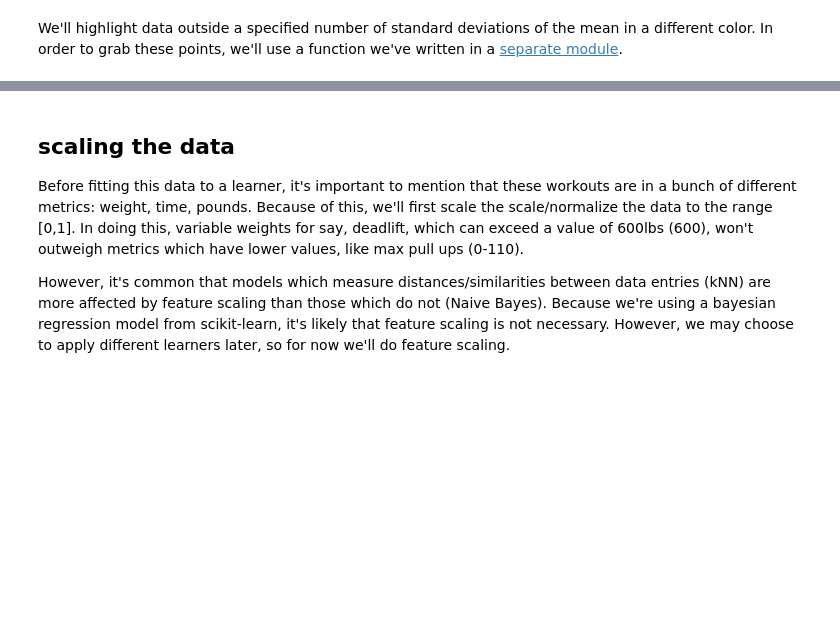
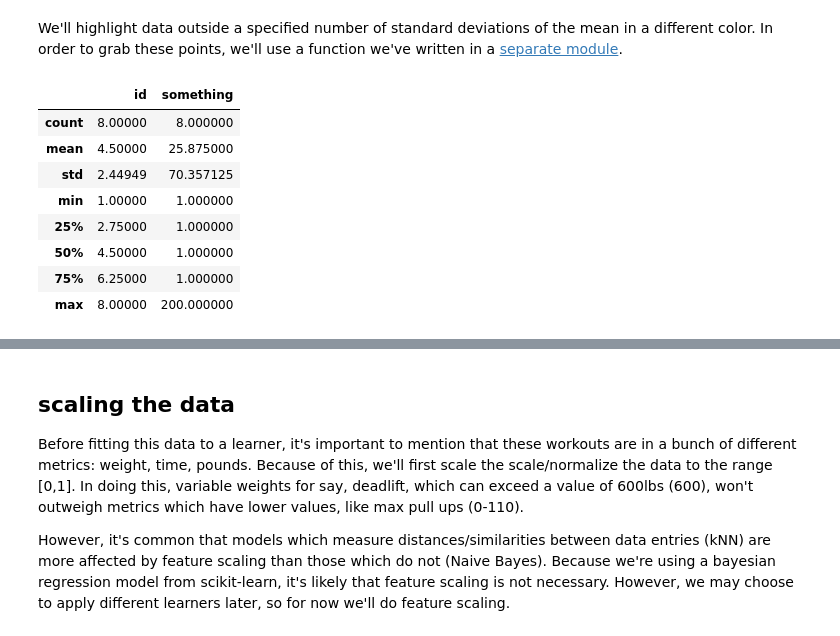
Before and after one commit to zfreedman/crossfit_open_2018, a Jupyter notebook: learning/open_bayesian_regression.ipynb, the cells around one changed output, grey strips where cells are left out. Saved outputs shown, nothing was run; the diff lists cells and outputs as text; code cells hidden in the pictures; blank space fills up the shorter version.

```diff
--- a/learning/open_bayesian_regression.ipynb
+++ b/learning/open_bayesian_regression.ipynb
@@ -320,4 +320,16 @@ replot_map
  'sprint_400_m_time_secs': ['weight_lbs']}
 # %% [markdown]
 We'll highlight data outside a specified number of standard deviations of the mean in a different color. In order to grab these points, we'll use a function we've written in a [separate module](../custom_modules/outlier_filter.py).
+# %%
+pd.DataFrame([[1, 1], [2, 1], [3, 1], [4, 1], [5, 200], [6, 1], [7, 1], [8, 1]], columns=["id", "something"]).describe()
+# %% [output]
+|  | id | something |
+| count | 8.00000 | 8.000000 |
+| mean | 4.50000 | 25.875000 |
+| std | 2.44949 | 70.357125 |
+| min | 1.00000 | 1.000000 |
+| 25% | 2.75000 | 1.000000 |
+| 50% | 4.50000 | 1.000000 |
+| 75% | 6.25000 | 1.000000 |
+| max | 8.00000 | 200.000000 |
 # %%
```
Also changed, not shown: parts of 4 cells of this notebook, 1 other file.
